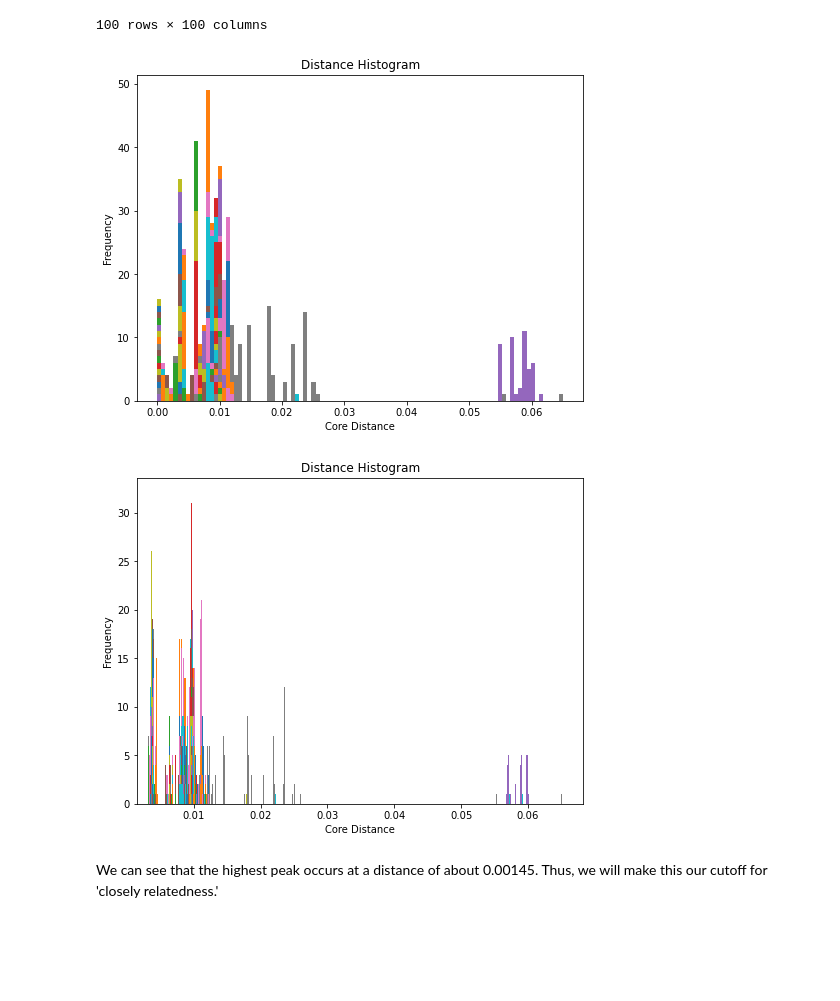
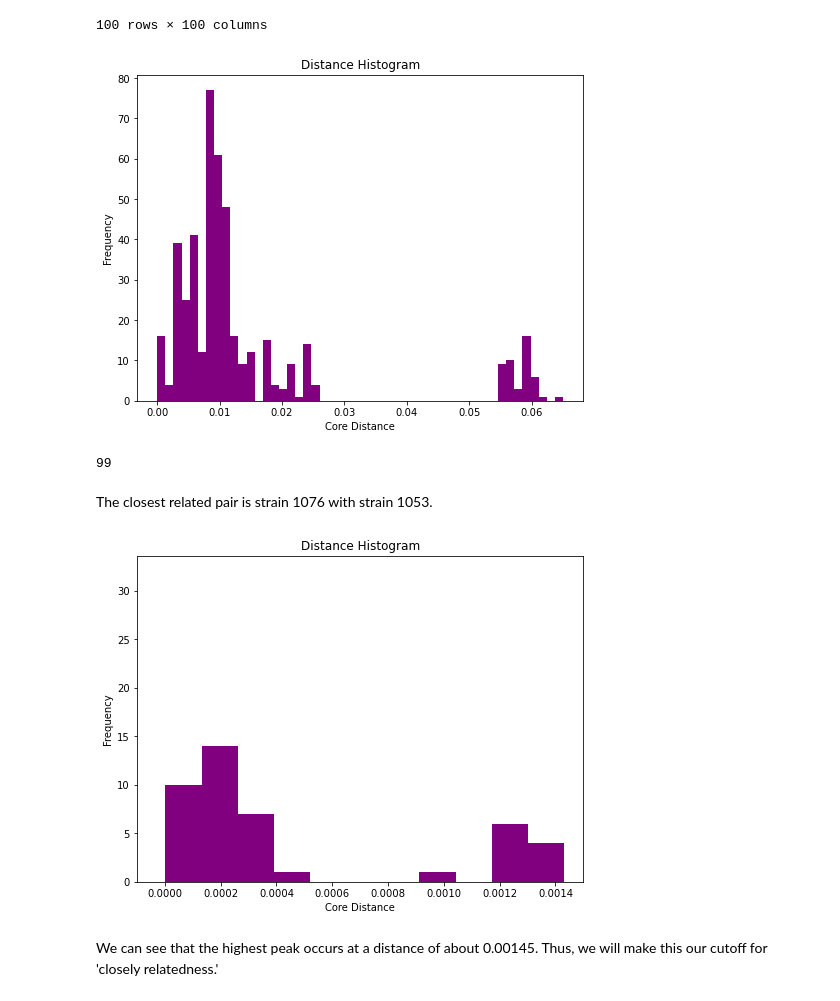
Before and after one commit to 18ganesha/staph, a Jupyter notebook: Notebooks/02_distance_histogram.ipynb, the cells around one changed output. Cells and saved outputs as stored; diff of their text form; code cells hidden in the pictures; blank space fills up the shorter version.

```diff
--- a/Notebooks/02_distance_histogram.ipynb
+++ b/Notebooks/02_distance_histogram.ipynb
@@ -42,22 +42,29 @@ dataframe #easier visualization of data after removing duplicate pairs
 | 99 | 0.000036 | 0.008657 | 0.000037 | 0.009698 | 0.006310 | 0.006436 | 0.009011 | 0.006306 | 0.006470 | 0.006482 | ... | ... |
 100 rows × 100 columns
 # %%
-ax=dataframe.plot.hist(bins=100, figsize=(8, 6), xlabel='Core Distance',ylabel='Frequency',
-                       title='Distance Histogram',legend=False)
+ax=dataframe.plot.hist(bins=50, figsize=(8, 6), xlabel='Core Distance',ylabel='Frequency',
+                       title='Distance Histogram',legend=False,color='purple')
 ax.set_xlabel('Core Distance')
 ax.set_ylabel('Frequency')
 plt.savefig(r"C:\Users\jojoa\GitHub\staph\images\dist_hist_max.eps",format='eps')
 # %% [output]
-[figure, old version]
+[figure, new version]
+# %%
+mini=dataframe.min()
+mini.count()
+# %% [output]
+99
+# %% [markdown]
+The closest related pair is strain 1076 with strain 1053.
 # %%
 ax=dataframe.plot.hist(bins=500, figsize=(8, 6), xlabel='Core Distance',ylabel='Frequency',
-                       title='Distance Histogram',legend=False)
+                       title='Distance Histogram',legend=False,color='purple')
 ax.set_xlabel('Core Distance')
 ax.set_ylabel('Frequency')
-plt.xlim(0.0015)
+plt.xlim(-0.0001,0.0015)
 plt.savefig(r"C:\Users\jojoa\GitHub\staph\images\dist_hist.eps",format='eps')
 # %% [output]
-[figure, old version]
+[figure, new version]
 # %%
 #figure(figsize=(8, 6), dpi=80)
 #hist=plt.hist(tril,bins=40)
```
Also changed, not shown: parts of 7 cells of this notebook, 6 other files.
